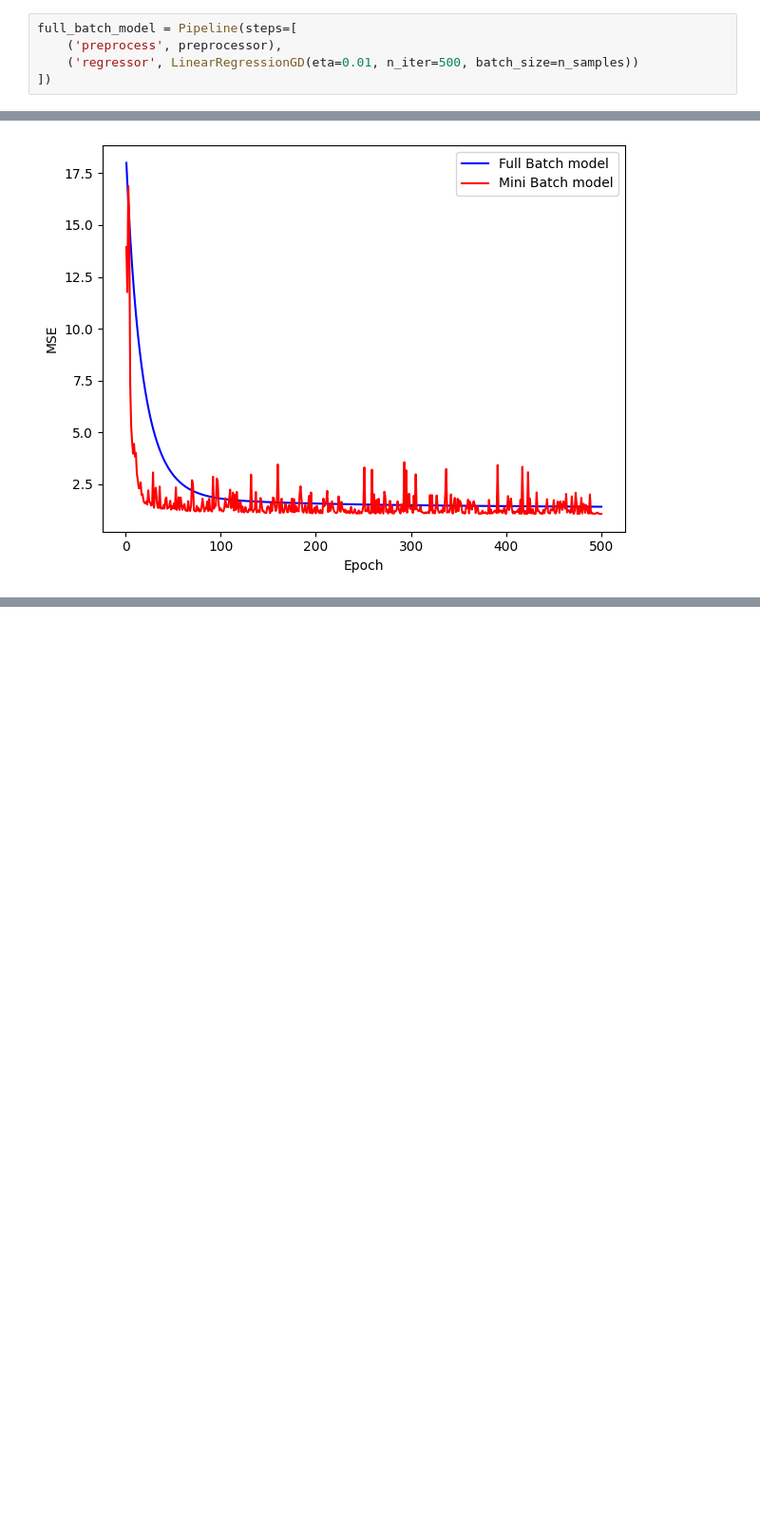
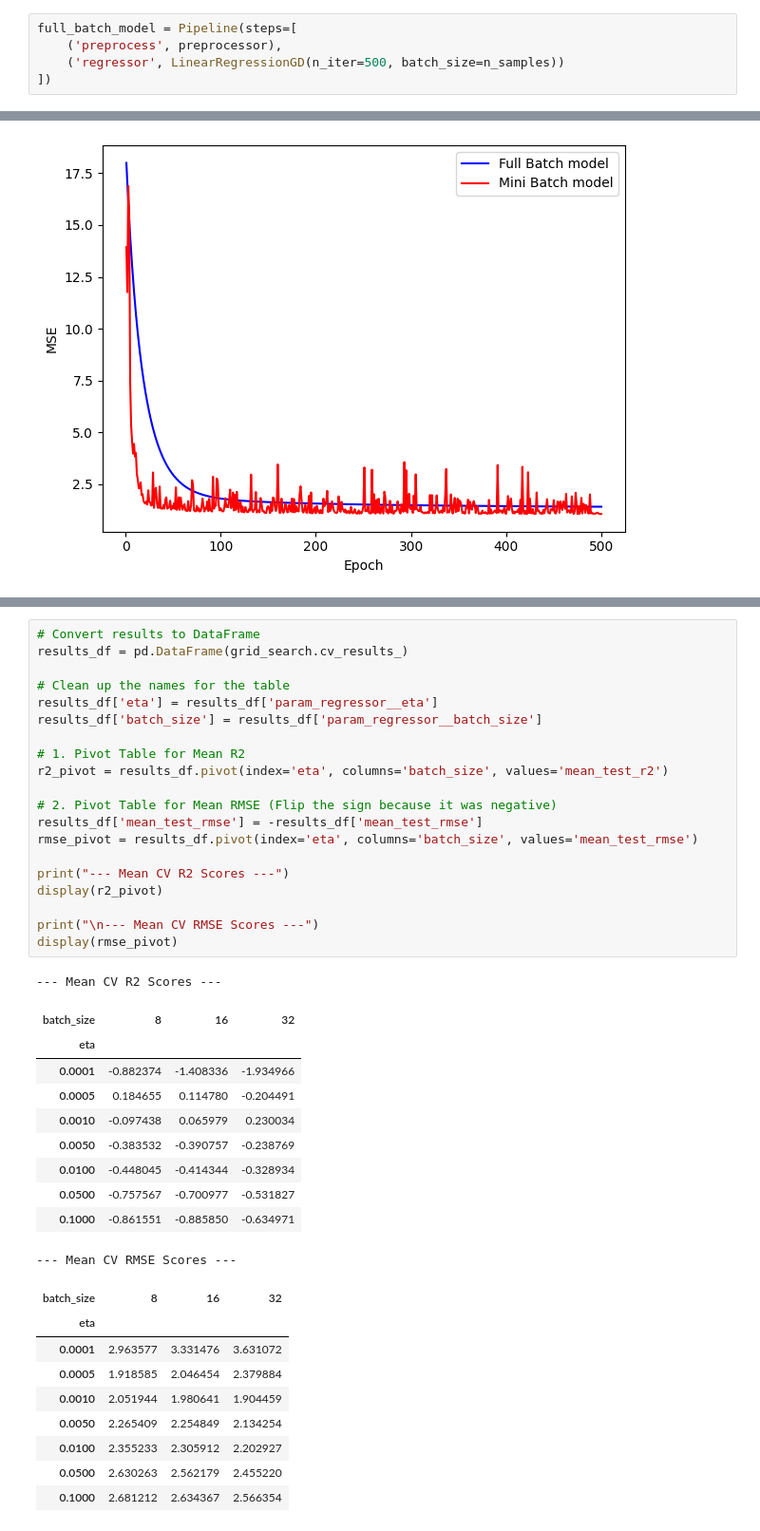
Before and after one commit to Vyrima/DL_Demo, a Jupyter notebook: notebooks/MiniProject.ipynb, the cells around one changed output, grey strips where cells are left out. Shown at 95% size. Saved outputs shown, nothing was run; the diff lists cells and outputs as text; blank space fills up the shorter version.

```diff
--- a/notebooks/MiniProject.ipynb
+++ b/notebooks/MiniProject.ipynb
@@ -438,7 +438,7 @@ n_samples = X_train.shape[0]
 # %%
 full_batch_model = Pipeline(steps=[
     ('preprocess', preprocessor),
-    ('regressor', LinearRegressionGD(eta=0.01, n_iter=500, batch_size=n_samples))
+    ('regressor', LinearRegressionGD(n_iter=500, batch_size=n_samples))
 ])
 # %%
 full_batch_model.fit(X_train, y_train)
@@ -540,0 +592,41 @@ plt.show()
+# %%
+# Convert results to DataFrame
+results_df = pd.DataFrame(grid_search.cv_results_)
+
+# Clean up the names for the table
+results_df['eta'] = results_df['param_regressor__eta']
+results_df['batch_size'] = results_df['param_regressor__batch_size']
+
+# 1. Pivot Table for Mean R2
+r2_pivot = results_df.pivot(index='eta', columns='batch_size', values='mean_test_r2')
+
+# 2. Pivot Table for Mean RMSE (Flip the sign because it was negative)
+results_df['mean_test_rmse'] = -results_df['mean_test_rmse']
+rmse_pivot = results_df.pivot(index='eta', columns='batch_size', values='mean_test_rmse')
+
+print("--- Mean CV R2 Scores ---")
+display(r2_pivot)
+
+print("\n--- Mean CV RMSE Scores ---")
+display(rmse_pivot)
+# %% [output]
+--- Mean CV R2 Scores ---
+| batch_size | 8 | 16 | 32 |
+| eta |  |  |  |
+| 0.0001 | -0.882374 | -1.408336 | -1.934966 |
+| 0.0005 | 0.184655 | 0.114780 | -0.204491 |
+| 0.0010 | -0.097438 | 0.065979 | 0.230034 |
+| 0.0050 | -0.383532 | -0.390757 | -0.238769 |
+| 0.0100 | -0.448045 | -0.414344 | -0.328934 |
+| 0.0500 | -0.757567 | -0.700977 | -0.531827 |
+| 0.1000 | -0.861551 | -0.885850 | -0.634971 |
+--- Mean CV RMSE Scores ---
+| batch_size | 8 | 16 | 32 |
+| eta |  |  |  |
+| 0.0001 | 2.963577 | 3.331476 | 3.631072 |
+| 0.0005 | 1.918585 | 2.046454 | 2.379884 |
+| 0.0010 | 2.051944 | 1.980641 | 1.904459 |
+| 0.0050 | 2.265409 | 2.254849 | 2.134254 |
+| 0.0100 | 2.355233 | 2.305912 | 2.202927 |
+| 0.0500 | 2.630263 | 2.562179 | 2.455220 |
+| 0.1000 | 2.681212 | 2.634367 | 2.566354 |
```
Also changed, not shown: parts of 10 cells of this notebook.
